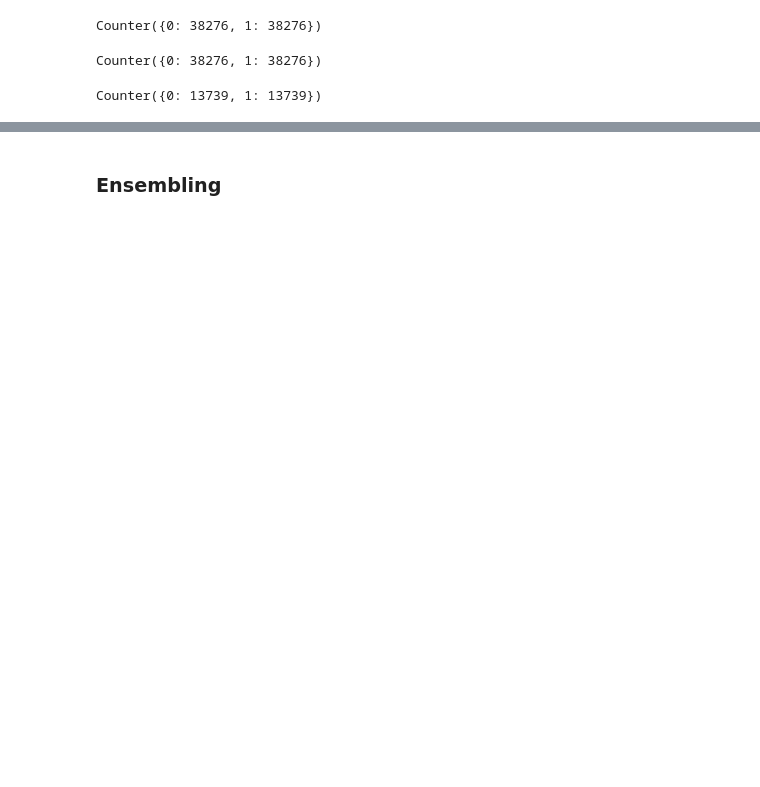
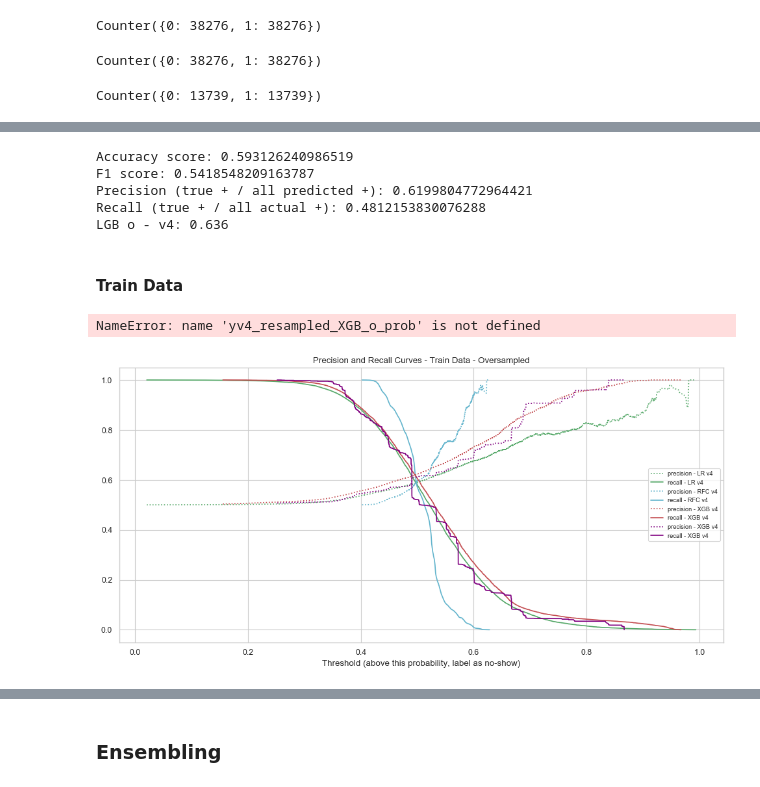
Before and after one commit to jocelynlau/metis-projects-2-5, a Jupyter notebook: project 3/5. cross-validation.ipynb, the cells around one changed output, grey strips where cells are left out. Saved outputs shown, nothing was run; the diff lists cells and outputs as text; code cells hidden in the pictures; blank space fills up the shorter version.

```diff
--- a/project 3/5. cross-validation.ipynb
+++ b/project 3/5. cross-validation.ipynb
@@ -452,0 +580,6 @@ plt.title('Precision and Recall Curves - Oversampled');
+# %%
+# Logistic Regression
+yv4_resampled_LR_o = LR.predict(Xv4_resampled)
+yv4_resampled_LR_o_prob = LR.predict_proba(Xv4_resampled)[:,1]
+print_scores(yv4_resampled,yv4_resampled_LR_o)
+print(f'LR o - v4: {roc_auc_score(yv4_resampled, yv4_resampled_LR_o_prob):.3f}') # LR
@@ -452,0 +592,6 @@ plt.title('Precision and Recall Curves - Oversampled');
+# %%
+# Random Forest
+yv4_resampled_RFC_o = RFC.predict(Xv4_resampled)
+yv4_resampled_RFC_o_prob = RFC.predict_proba(Xv4_resampled)[:,1]
+print_scores(yv4_resampled,yv4_resampled_RFC_o)
+print(f'RFC o - v4: {roc_auc_score(yv4_resampled, yv4_resampled_RFC_o_prob):.3f}') # RFC
@@ -452,0 +604,6 @@ plt.title('Precision and Recall Curves - Oversampled');
+# %%
+# XGBoost
+yv4_resampled_XGB_o = XGB.predict(Xv4_resampled)
+yv4_resampled_XGB_o_prob = XGB.predict_proba(Xv4_resampled)[:,1]
+print_scores(yv4_resampled,yv4_resampled_XGB_o)
+print(f'XGB o - v4: {roc_auc_score(yv4_resampled, yv4_resampled_XGB_o_prob):.3f}') # XGB
@@ -452,0 +616,62 @@ plt.title('Precision and Recall Curves - Oversampled');
+# %%
+# LGBoost
+yv4_resampled_LGB_o = LGB.predict(Xv4_resampled)
+yv4_resampled_LGB_o_prob = LGB.predict_proba(Xv4_resampled)[:,1]
+print_scores(yv4_resampled,yv4_resampled_LGB_o)
+print(f'LGB o - v4: {roc_auc_score(yv4_resampled, yv4_resampled_LGB_o_prob):.3f}') # LGB
+# %% [output]
+Accuracy score: 0.593126240986519
+F1 score: 0.5418548209163787
+Precision (true + / all predicted +): 0.6199804772964421
+Recall (true + / all actual +): 0.4812153830076288
+LGB o - v4: 0.636
+# %% [markdown]
+#### Train Data
+# %%
+# Compare ROCs for:
+fpr13, tpr13, thresholds13 = roc_curve(yv4_resampled, yv4_resampled_LR_o_prob) # LR
+fpr14, tpr14, thresholds14 = roc_curve(yv4_resampled, yv4_resampled_RFC_o_prob) # RFC
+fpr15, tpr15, thresholds15 = roc_curve(yv4_resampled, yv4_resampled_XGB_o_prob) # XGB
+fpr16, tpr16, thresholds16 = roc_curve(yv4_resampled, yv4_resampled_LGB_o_prob) # LGB
+
+
+plt.figure(figsize=(15,7))
+
+plt.plot(fpr13, tpr13,lw=2,label='LR o - v4')
+plt.plot(fpr14, tpr14,lw=2,label='RFC o - v4')
+plt.plot(fpr15, tpr15,lw=2,label='XGB o - v4')
+plt.plot(fpr16, tpr16,lw=2,label='LGB o - v4')
+
+plt.plot([0,1],[0,1],c='violet',ls='--')
+plt.xlim([-0.05,1.05])
+plt.ylim([-0.05,1.05])
+
+plt.legend(loc='lower right')
+plt.xlabel('False positive rate')
+plt.ylabel('True positive rate')
+plt.title('ROC curve for no-show problem - Train Data');
+# %% [output]
+NameError: name 'yv4_resampled_XGB_o_prob' is not defined
+# %%
+# Compare Precision/Recall curves
+precision_curve2, recall_curve2, threshold_curve2 = precision_recall_curve(yv4_resampled, yv4_resampled_LR_o_prob)
+precision_curve4, recall_curve4, threshold_curve4 = precision_recall_curve(yv4_resampled, yv4_resampled_RFC_o_prob)
+precision_curve5, recall_curve5, threshold_curve5 = precision_recall_curve(yv4_resampled, yv4_resampled_XGB_o_prob)
+precision_curve6, recall_curve6, threshold_curve6 = precision_recall_curve(yv4_resampled, yv4_resampled_LGB_o_prob)
+
+plt.figure(dpi=80,figsize=(15,7))
+plt.plot(threshold_curve2, precision_curve2[1:],label='precision - LR v4',color='g',linestyle=':')
+plt.plot(threshold_curve2, recall_curve2[1:], label='recall - LR v4',color='g')
+plt.plot(threshold_curve4, precision_curve4[1:],label='precision - RFC v4',color='c',linestyle=':')
+plt.plot(threshold_curve4, recall_curve4[1:], label='recall - RFC v4',color='c')
+plt.plot(threshold_curve5, precision_curve5[1:],label='precision - XGB v4',color='r',linestyle=':')
+plt.plot(threshold_curve5, recall_curve5[1:], label='recall - XGB v4',color='r')
+plt.plot(threshold_curve6, precision_curve6[1:],label='precision - XGB v4',color='purple',linestyle=':')
+plt.plot(threshold_curve6, recall_curve6[1:], label='recall - XGB v4',color='purple')
+# plt.plot(threshold_curve6, precision_curve6[1:],label='precision - LGB v4',color='purple',linestyle=':')
+# plt.plot(threshold_curve6, recall_curve6[1:], label='recall - LGB v4',color='purple')
+plt.legend(loc='center right',fontsize='small')
+plt.xlabel('Threshold (above this probability, label as no-show)');
+plt.title('Precision and Recall Curves - Train Data - Oversampled');
+# %% [output]
+[figure, added]
```
Also changed, not shown: parts of 86 cells of this notebook, 10 other files.
